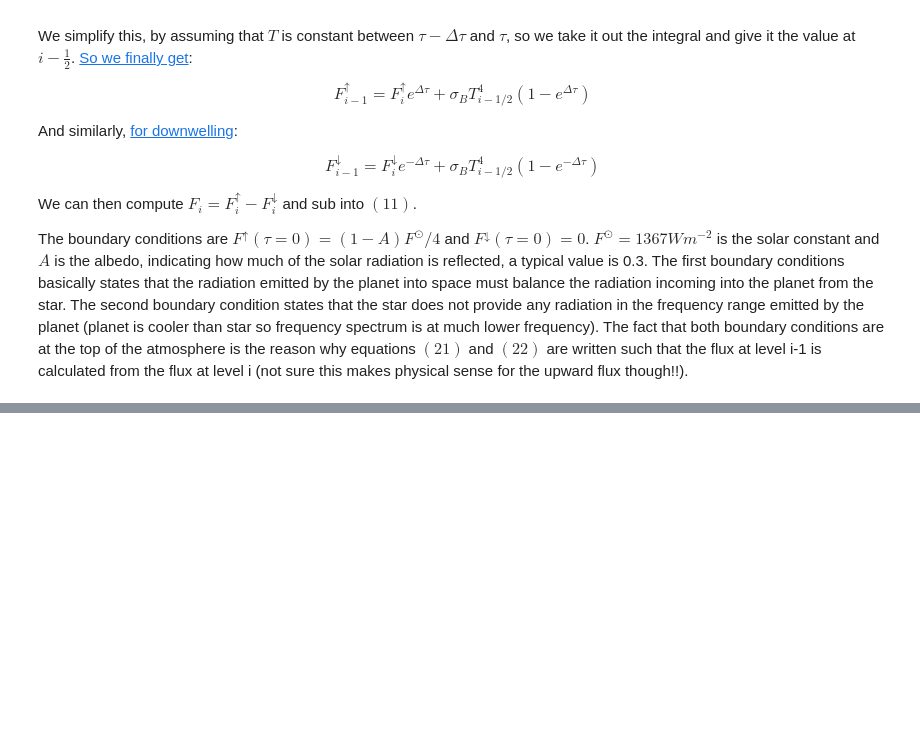
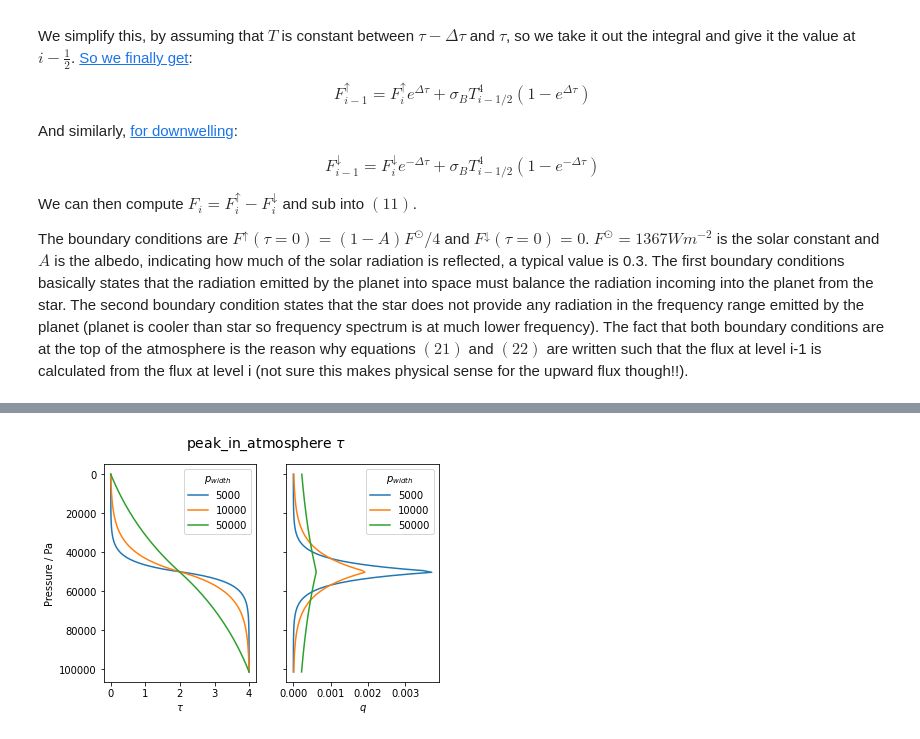
Before and after one commit to jduffield65/ClimateModel, a Jupyter notebook: grey_radiation.ipynb, the cells around one changed output, grey strips where cells are left out. Cells and saved outputs as stored; diff of their text form; code cells hidden in the pictures; blank space fills up the shorter version.

```diff
--- a/grey_radiation.ipynb
+++ b/grey_radiation.ipynb
@@ -224,0 +322,18 @@ The key here is that $(24)-(25)$ and $(29)-(30)$ depend on different optical dep
+# %%
+p_max = 50000
+fig, axs = plt.subplots(1, 2, sharey=True)
+for p_width in p_width_list:
+    q, tau, _, _ = OpticalDepthFunctions.peak_in_atmosphere(p, p_width, p_max, tau_surface_list[1], k=1)
+    axs[0].plot(tau, p, label = str(p_width))
+    axs[1].plot(q, p, label = str(p_width))
+axs[0].invert_yaxis()
+axs[0].legend(title=r'$p_{width}$')
+axs[1].legend(title=r'$p_{width}$')
+axs[0].set_xlabel(r'$\tau$')
+axs[1].set_xlabel(r'$q$')
+axs[0].set_ylabel('Pressure / Pa')
+#axs[0].set_yscale('log')
+#axs[1].set_yscale('log')
+fig.suptitle(r'peak_in_atmosphere $\tau$', fontsize = 14);
+# %% [output]
+[figure, added]
```
Also changed, not shown: parts of 14 cells of this notebook, 1 other file.
